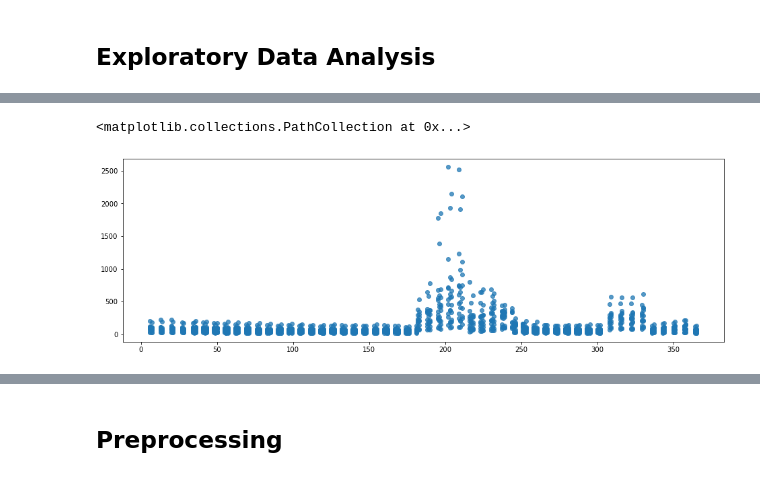
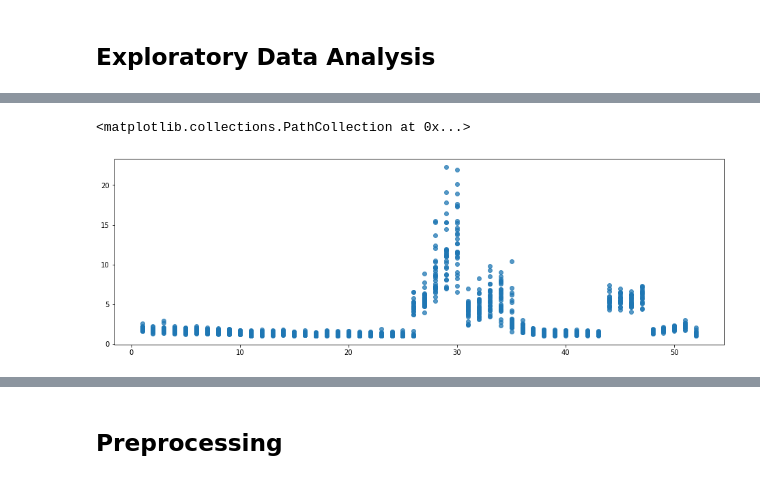
Before and after one commit to jackatopolis/s-martpredictor, a Jupyter notebook: static/data/exploringML_JFC.ipynb, the cells around one changed output, grey strips where cells are left out. Drawn from its saved outputs; the diff is of its cells as text; code cells hidden in the pictures.

```diff
--- a/static/data/exploringML_JFC.ipynb
+++ b/static/data/exploringML_JFC.ipynb
@@ -77,16 +111,16 @@ plt.scatter(x_axis, data, marker="o", alpha=0.75)
 # %%
-# filter for product 3
+# filter for product 3 based on minimum normalization
 BlackFriday_P3_df = BlackFriday_df[BlackFriday_df['Product'] == 3]
 
 # x values are day of the year
-x_axis = BlackFriday_P3_df['Day_of_Year']
+x_axis = BlackFriday_P3_df['Week_of_Year']
 
 # y values are the weekly units sold
-data = BlackFriday_P3_df['Weekly_Units_Sold']
+data = BlackFriday_P3_df['NormToMin_Weekly_Units_Sold']
 
 # Tells matplotlib that we want to make a scatter plot
 plt.figure(figsize=(16,5))
 plt.scatter(x_axis, data, marker="o", alpha=0.75)
 # %% [output]
 <matplotlib.collections.PathCollection at 0x...>
-[figure, old version]
+[figure, new version]
```
Also changed, not shown: parts of 29 cells of this notebook, 1 other file.
